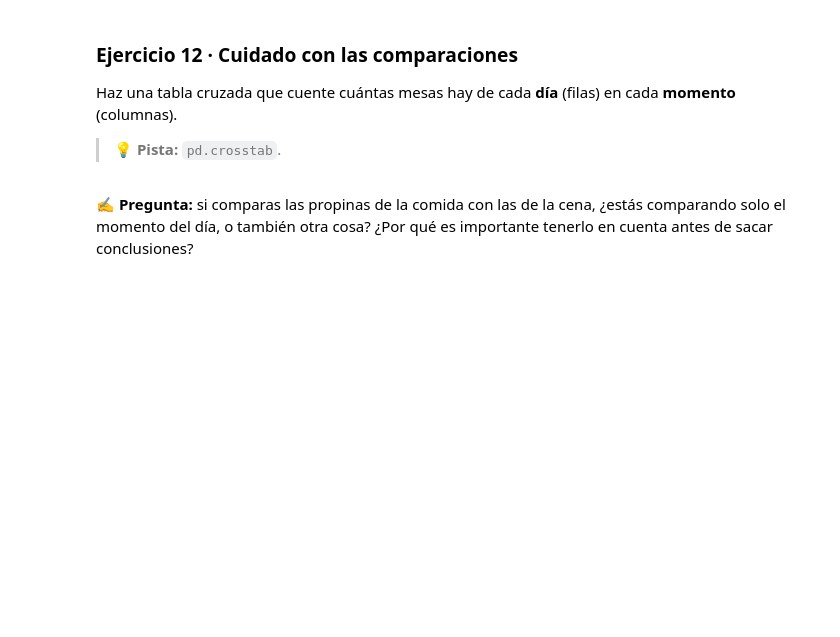
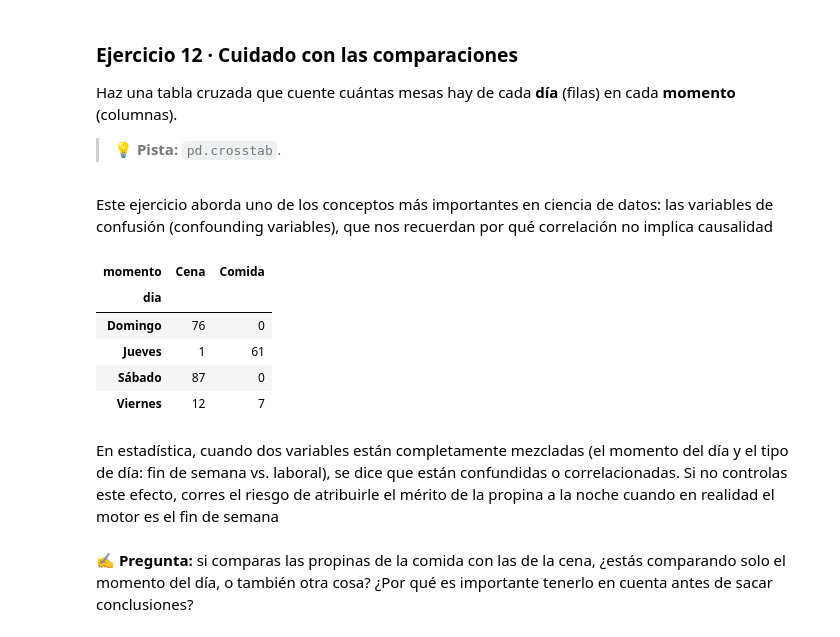
Before and after one commit to Tenientez/SamsungCurso, a Jupyter notebook: Mi espacio/Ejercicios/01_actividad_numpy_pandas.ipynb, the cells around one changed output. Cells and saved outputs as stored; diff of their text form; code cells hidden in the pictures; blank space fills up the shorter version.

```diff
--- a/Mi espacio/Ejercicios/01_actividad_numpy_pandas.ipynb
+++ b/Mi espacio/Ejercicios/01_actividad_numpy_pandas.ipynb
@@ -785,8 +785,22 @@ Domingo    16.1  15.968
 Haz una tabla cruzada que cuente cuántas mesas hay de cada **día** (filas) en cada **momento** (columnas).
 
 > 💡 **Pista:** `pd.crosstab`.
+# %% [markdown]
+Este ejercicio aborda uno de los conceptos más importantes en ciencia de datos: las variables de confusión (confounding variables), que nos recuerdan por qué correlación no implica causalidad
 # %%
-# Tu código aquí
+# Haz una tabla cruzada que cuente cuantas mesas hay y en cada momento
+
+ejercicio12 = pd.crosstab(index=propinas_copia['dia'], columns=propinas_copia["momento"])
+ejercicio12
+# %% [output]
+| momento | Cena | Comida |
+| dia |  |  |
+| Domingo | 76 | 0 |
+| Jueves | 1 | 61 |
+| Sábado | 87 | 0 |
+| Viernes | 12 | 7 |
+# %% [markdown]
+En estadística, cuando dos variables están completamente mezcladas (el momento del día y el tipo de día: fin de semana vs. laboral), se dice que están confundidas o correlacionadas. Si no controlas este efecto, corres el riesgo de atribuirle el mérito de la propina a la noche cuando en realidad el motor es el fin de semana
 # %% [markdown]
 ✍️ **Pregunta:** si comparas las propinas de la comida con las de la cena, ¿estás comparando solo el momento del día, o también otra cosa? ¿Por qué es importante tenerlo en cuenta antes de sacar conclusiones?
 # %% [markdown]
```
Also changed, not shown: parts of 2 cells of this notebook.
